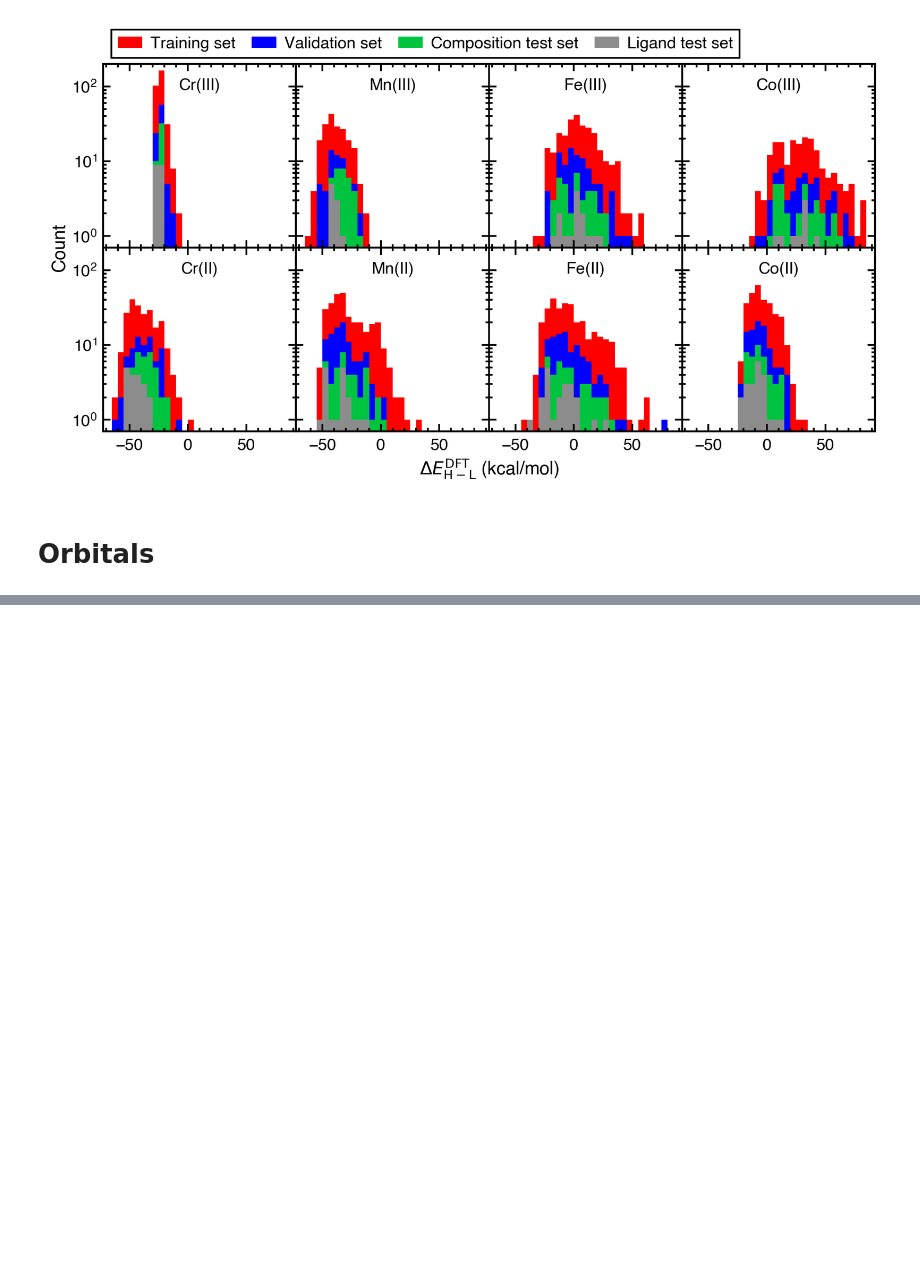
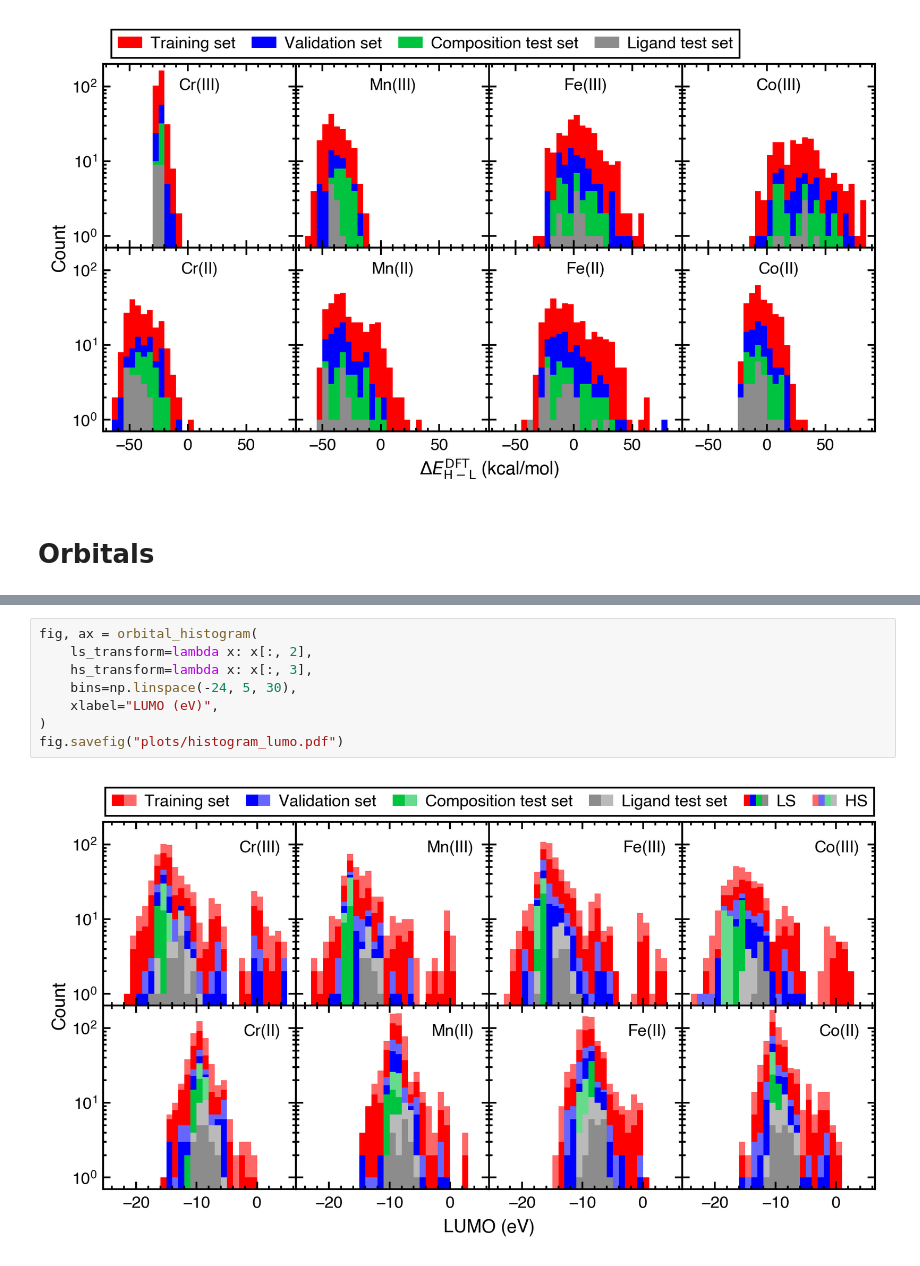
Before and after one commit to hjkgrp/many_body_ml, a Jupyter notebook: scripts_and_notebooks/plotting/histograms_target_data.ipynb, the cells around one changed output, grey strips where cells are left out. Saved outputs shown, nothing was run; the diff lists cells and outputs as text; blank space fills up the shorter version.

```diff
--- a/scripts_and_notebooks/plotting/histograms_target_data.ipynb
+++ b/scripts_and_notebooks/plotting/histograms_target_data.ipynb
@@ -275,0 +262,10 @@ fig.savefig("plots/histogram_gap.pdf")
+# %%
+fig, ax = orbital_histogram(
+    ls_transform=lambda x: x[:, 2],
+    hs_transform=lambda x: x[:, 3],
+    bins=np.linspace(-24, 5, 30),
+    xlabel="LUMO (eV)",
+)
+fig.savefig("plots/histogram_lumo.pdf")
+# %% [output]
+[figure, added]
```
Also changed, not shown: parts of 10 cells of this notebook, 3 other files.
